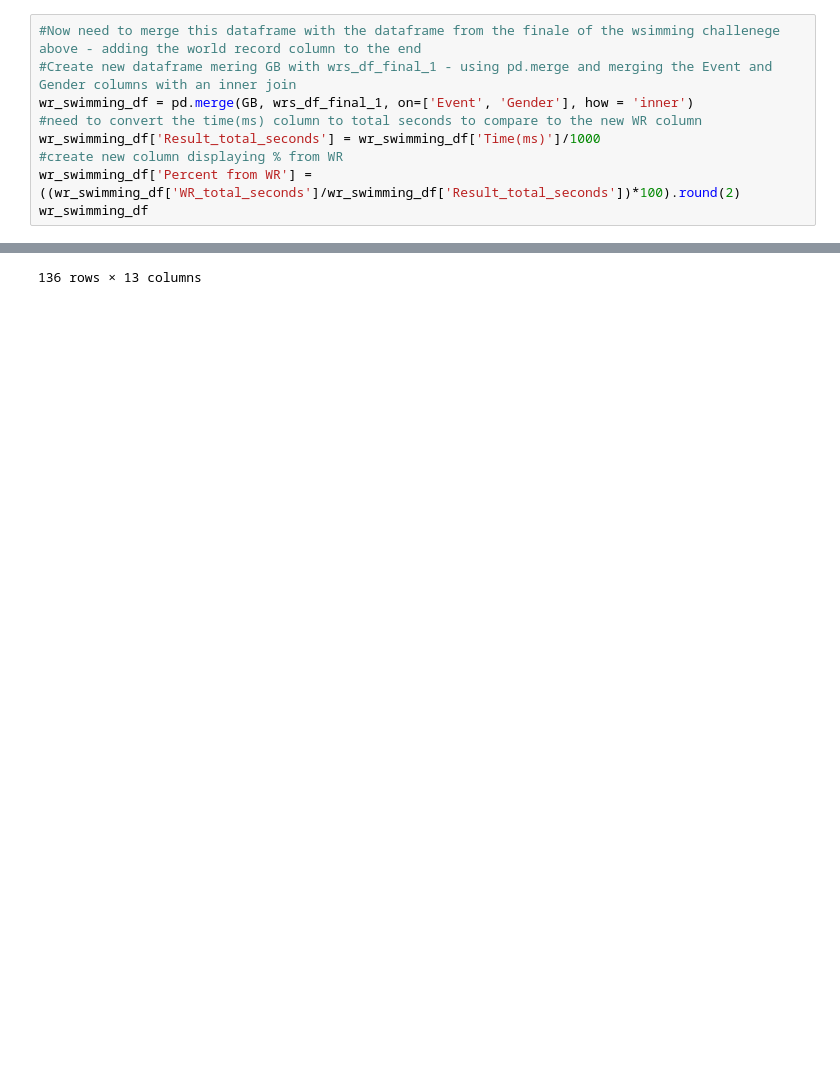
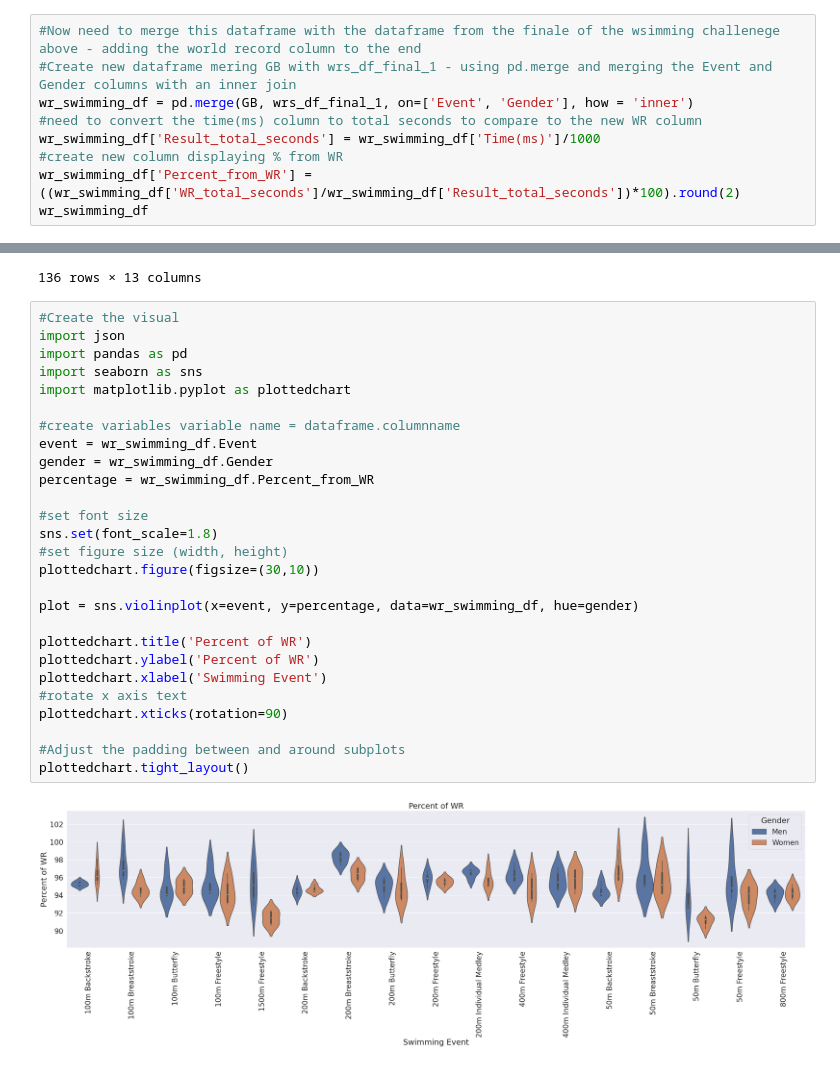
Before and after one commit to TobyJWest/Python-Data-Types-Challenge, a Jupyter notebook: 3.Swimming PSB Challenge/challenge.ipynb, the cells around one changed output, grey strips where cells are left out. Cells and saved outputs as stored; diff of their text form; blank space fills up the shorter version.

Commit message:
Monday 12th Update - Swimming Complete

```diff
--- a/3.Swimming PSB Challenge/challenge.ipynb
+++ b/3.Swimming PSB Challenge/challenge.ipynb
@@ -468,7 +466,7 @@ wr_swimming_df = pd.merge(GB, wrs_df_final_1, on=['Event', 'Gender'], how = 'inn
 #need to convert the time(ms) column to total seconds to compare to the new WR column
 wr_swimming_df['Result_total_seconds'] = wr_swimming_df['Time(ms)']/1000
 #create new column displaying % from WR
-wr_swimming_df['Percent from WR'] = ((wr_swimming_df['WR_total_seconds']/wr_swimming_df['Result_total_seconds'])*100).round(2)
+wr_swimming_df['Percent_from_WR'] = ((wr_swimming_df['WR_total_seconds']/wr_swimming_df['Result_total_seconds'])*100).round(2)
 wr_swimming_df
 # %% [output]
 |  | Event | Gender | Date | Athlete | Nation | NOC | Time(s) | Time(ms) | First Name | Last Name | ... |
@@ -484,6 +482,35 @@ wr_swimming_df
 | 134 | 800m Freestyle | Women | 2018-04-08 | Jazmin Carlin | Wales | Great Britain | 8:36.52 | 516520 | Jazmin | Carlin | ... |
 | 135 | 800m Freestyle | Women | 2018-07-25 | Polly Holden | Great Britain | Great Britain | 8:38.73 | 518730 | Polly | Holden | ... |
 136 rows × 13 columns
+# %%
+#Create the visual
+import json
+import pandas as pd
+import seaborn as sns
+import matplotlib.pyplot as plottedchart
+
+#create variables variable name = dataframe.columnname
+event = wr_swimming_df.Event
+gender = wr_swimming_df.Gender
+percentage = wr_swimming_df.Percent_from_WR
+
+#set font size
+sns.set(font_scale=1.8)
+#set figure size (width, height)
+plottedchart.figure(figsize=(30,10))
+
+plot = sns.violinplot(x=event, y=percentage, data=wr_swimming_df, hue=gender)
+
+plottedchart.title('Percent of WR')
+plottedchart.ylabel('Percent of WR')
+plottedchart.xlabel('Swimming Event')
+#rotate x axis text
+plottedchart.xticks(rotation=90)
+
+#Adjust the padding between and around subplots
+plottedchart.tight_layout()
+# %% [output]
+[figure, added]
 # %% [markdown]
 ##### Reference Image
 ![BonusViz](./data/swimming_challenge.png)
```
Also changed, not shown: parts of 1 cell of this notebook.
